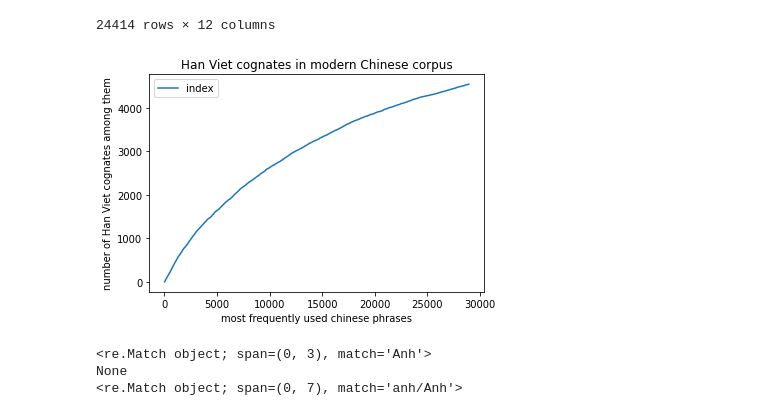
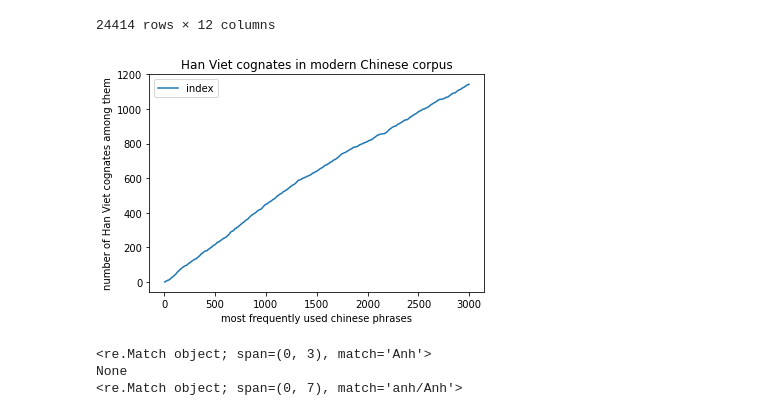
Before and after one commit to ryanphung/chinese-hanviet-cognates, a Jupyter notebook: chinese-hanviet.ipynb, the cells around one changed output. Cells and saved outputs as stored; diff of their text form; code cells hidden in the pictures.

```diff
--- a/chinese-hanviet.ipynb
+++ b/chinese-hanviet.ipynb
@@ -479,13 +479,13 @@ df_not_matched
 # %%
 df_not_matched.to_csv('outputs/chinese-hanviet-non-cognates.tsv', sep='\t', index=False, columns=['index', 'chinese_rank', 'frequency', 'word', 'traditional', 'pinyin', 'hanviet', 'meaning'])
 # %%
-ax = df_matched.plot(x="chinese_rank", y="index",
+ax = df_matched[df_matched['chinese_rank'] < 3000].plot(x="chinese_rank", y="index",
                 title="Han Viet cognates in modern Chinese corpus",
                 xlabel="most frequently used chinese phrases",
                 ylabel="number of Han Viet cognates among them"
                )
 # %% [output]
-[figure, old version]
+[figure, new version]
 # %%
 fig = ax.get_figure()
 fig.savefig('outputs/chart.jpg')
```
Also changed, not shown: parts of 1 cell of this notebook, 2 other files.
